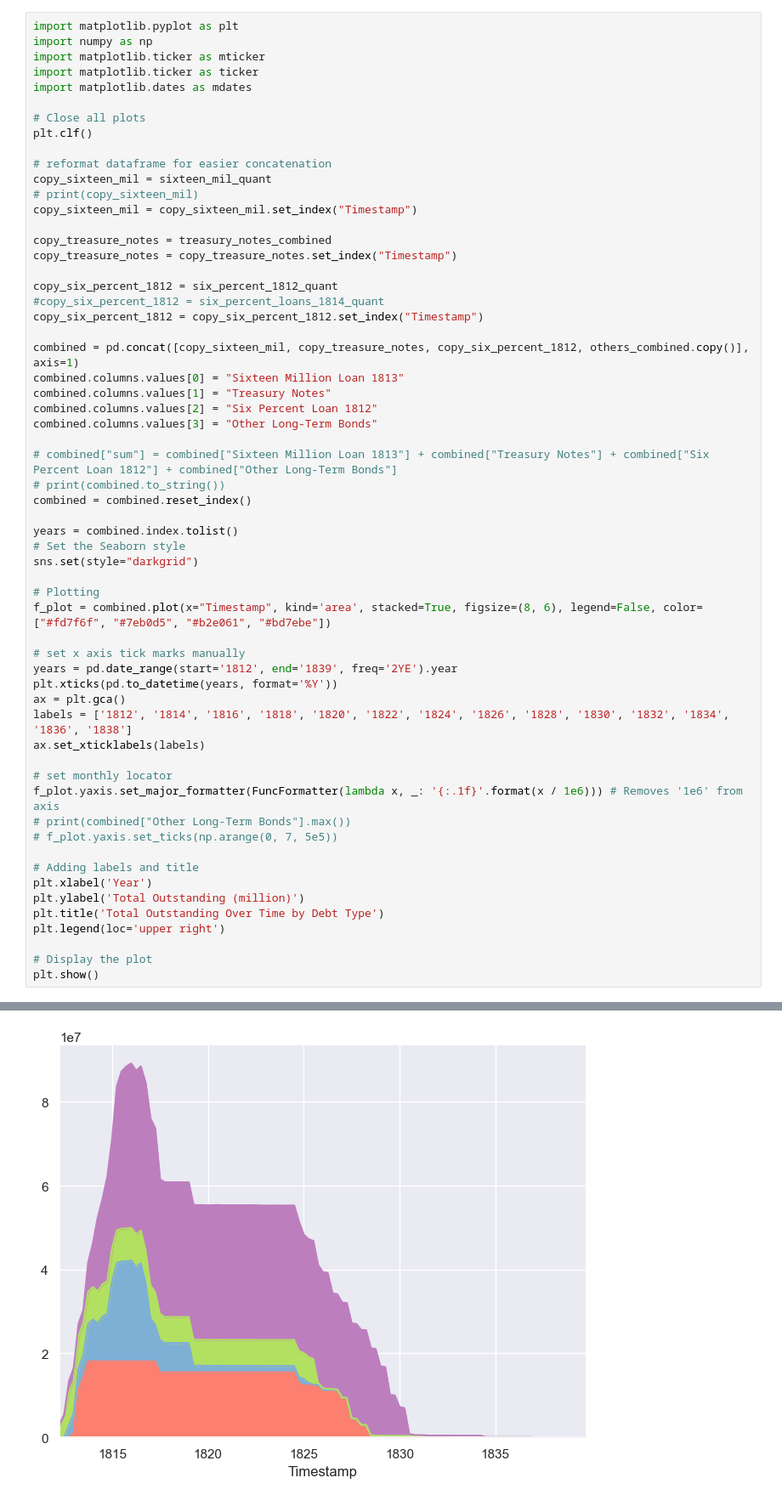
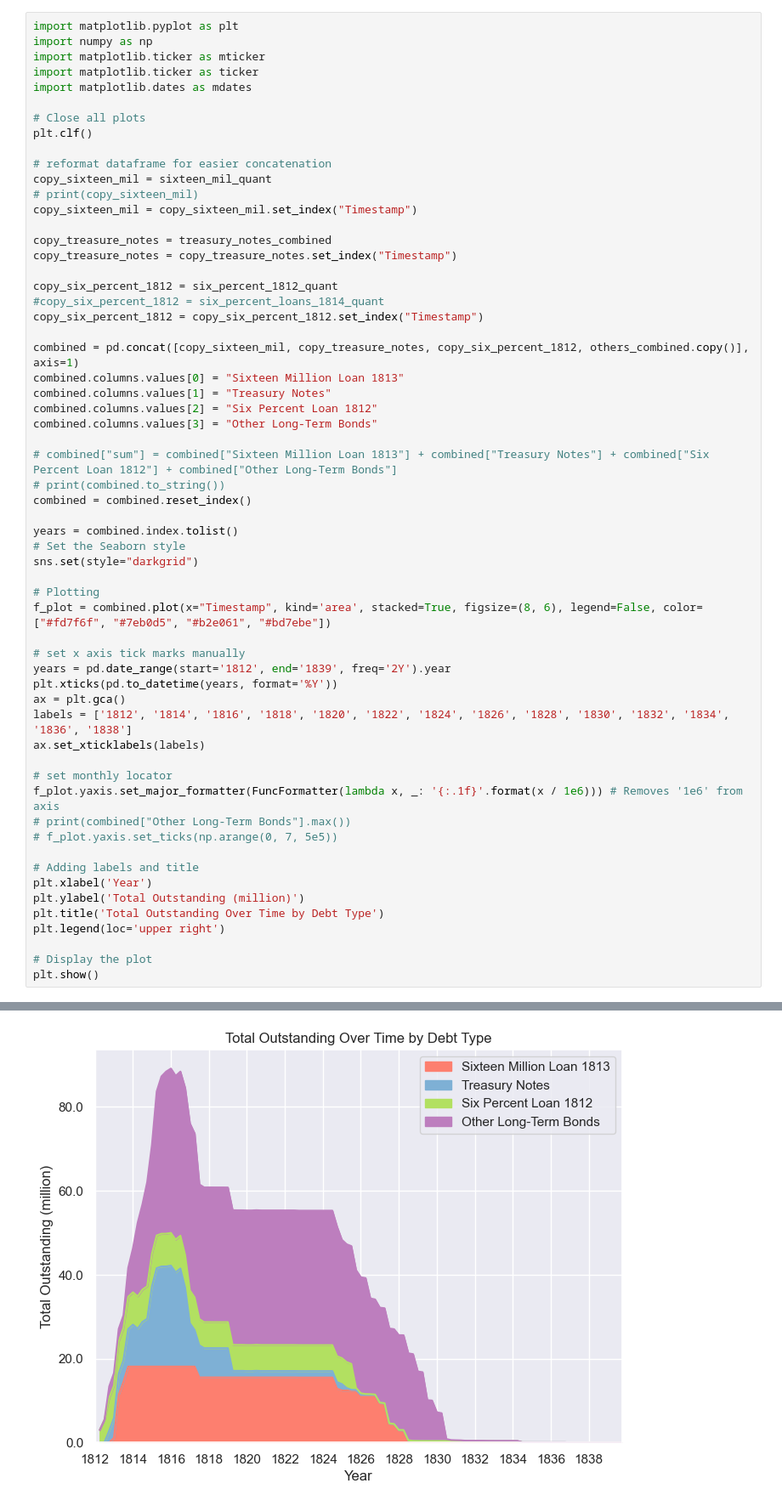
Before and after one commit to davidch2020/davidch2020.github.io, a Jupyter notebook: project2024/bond-bios-book/_build/jupyter_execute/war_1812.ipynb, the cells around one changed output, grey strips where cells are left out. Shown at 85% size. Cells and saved outputs as stored; diff of their text form.

```diff
--- a/project2024/bond-bios-book/_build/jupyter_execute/war_1812.ipynb
+++ b/project2024/bond-bios-book/_build/jupyter_execute/war_1812.ipynb
@@ -881,7 +881,7 @@ sns.set(style="darkgrid")
 f_plot = combined.plot(x="Timestamp", kind='area', stacked=True, figsize=(8, 6), legend=False, color=["#fd7f6f", "#7eb0d5", "#b2e061", "#bd7ebe"])
 
 # set x axis tick marks manually
-years = pd.date_range(start='1812', end='1839', freq='2YE').year
+years = pd.date_range(start='1812', end='1839', freq='2Y').year
 plt.xticks(pd.to_datetime(years, format='%Y'))
 ax = plt.gca()
 labels = ['1812', '1814', '1816', '1818', '1820', '1822', '1824', '1826', '1828', '1830', '1832', '1834', '1836', '1838']
@@ -906,4 +905,4 @@ ValueError: Invalid frequency: 2YE
-[figure, old version]
+[figure, new version]
 # %% [markdown]
 ### Major Sources
 - Bayley, R. A. (1881). The National Loans of the United States From July 4, 1776 to June 30, 1880. Washington: Government Printing Office.
```
Also changed, not shown: parts of 1 cell of this notebook, 50 other files.
